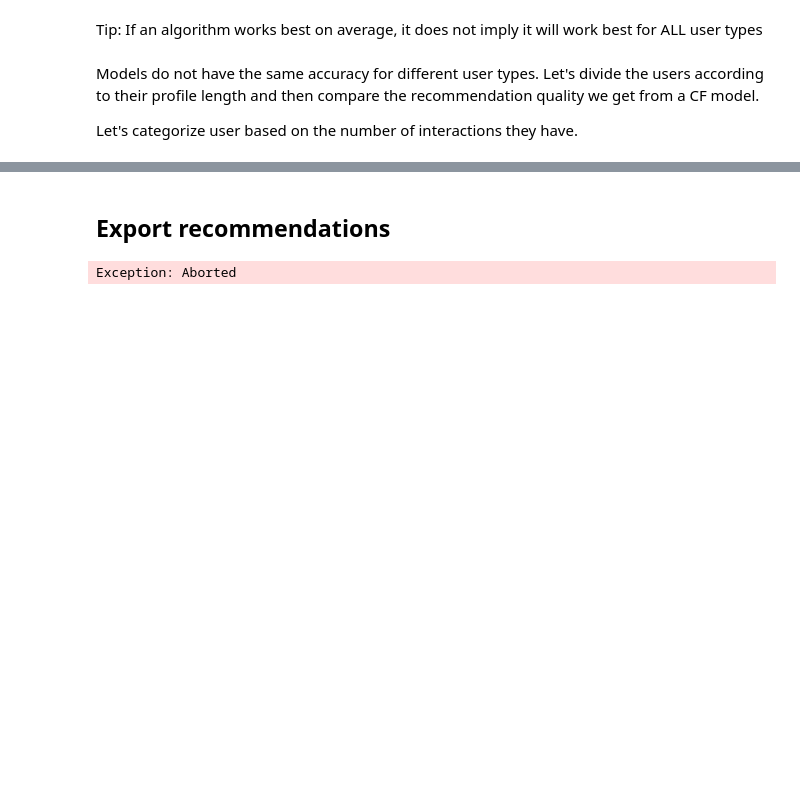
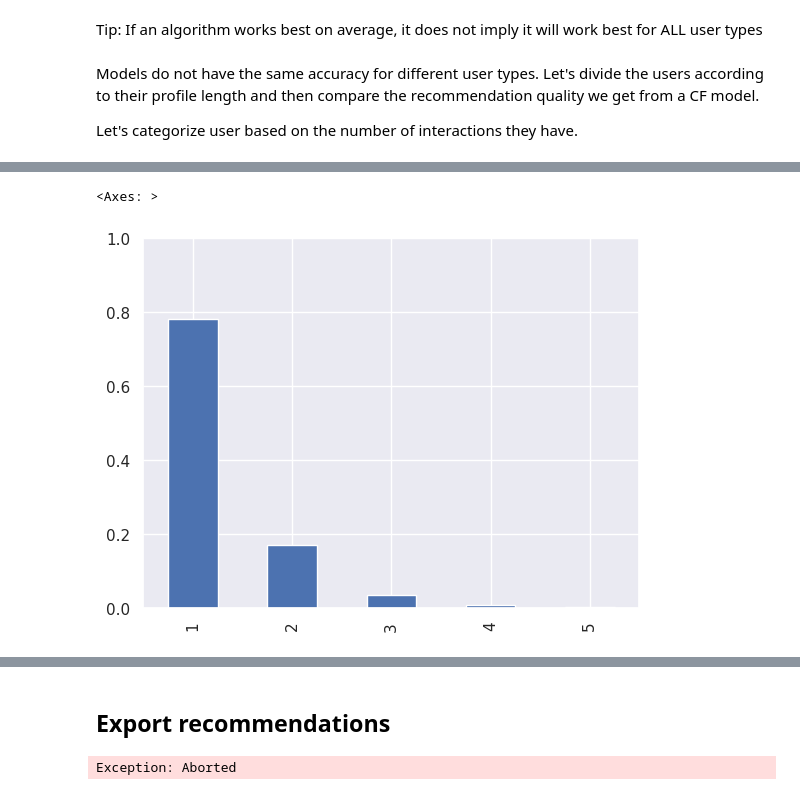
Before and after one commit to tomaz-suller/recsys, a Jupyter notebook: 9-tomaz-suller-submission.ipynb, the cells around one changed output, grey strips where cells are left out. Saved outputs shown, nothing was run; the diff lists cells and outputs as text; code cells hidden in the pictures; blank space fills up the shorter version.

```diff
--- a/9-tomaz-suller-submission.ipynb
+++ b/9-tomaz-suller-submission.ipynb
@@ -703,0 +836,5 @@ The recommendation quality of the three algorithms changes depending on the user
+# %%
+models: dict[str, BaseRecommender] = {
+    path.stem: pickle.load(path.open("rb")) for path in MODELS_DIR.glob("*.pkl")
+}
+models
@@ -703,0 +847,22 @@ The recommendation quality of the three algorithms changes depending on the user
+# %%
+recommendations_train = {
+    name: pd.DataFrame(recommend(model, range(URM_train.shape[0]), cutoff=30))
+    for name, model in models.items()
+}
+# %%
+def melt_recommendations(recommendations_df: pd.DataFrame, name: str) -> pd.DataFrame:
+    molten_df = (
+        recommendations_df.reset_index()
+        .melt(id_vars="index")
+        .rename(columns={"index": "user", "variable": "order"})
+    )
+    molten_df["model"] = name
+    return molten_df
+# %%
+recommendations_train_list = [
+    melt_recommendations(recommendations_df, name)
+    for name, recommendations_df in recommendations_train.items()
+]
+recommendations_train_df = pd.concat(recommendations_train_list, axis="index")
+recommendations_train_df["order"] += 1
+recommendations_train_df
@@ -703,0 +883,7 @@ The recommendation quality of the three algorithms changes depending on the user
+# %%
+recommendations_train_df.groupby(["user", "order"]).value_counts(
+    subset=["value"]
+).value_counts(normalize=True).plot.bar(ylim=(0, 1))
+# %% [output]
+<Axes: >
+[figure, added]
```
Also changed, not shown: parts of 50 cells of this notebook.
